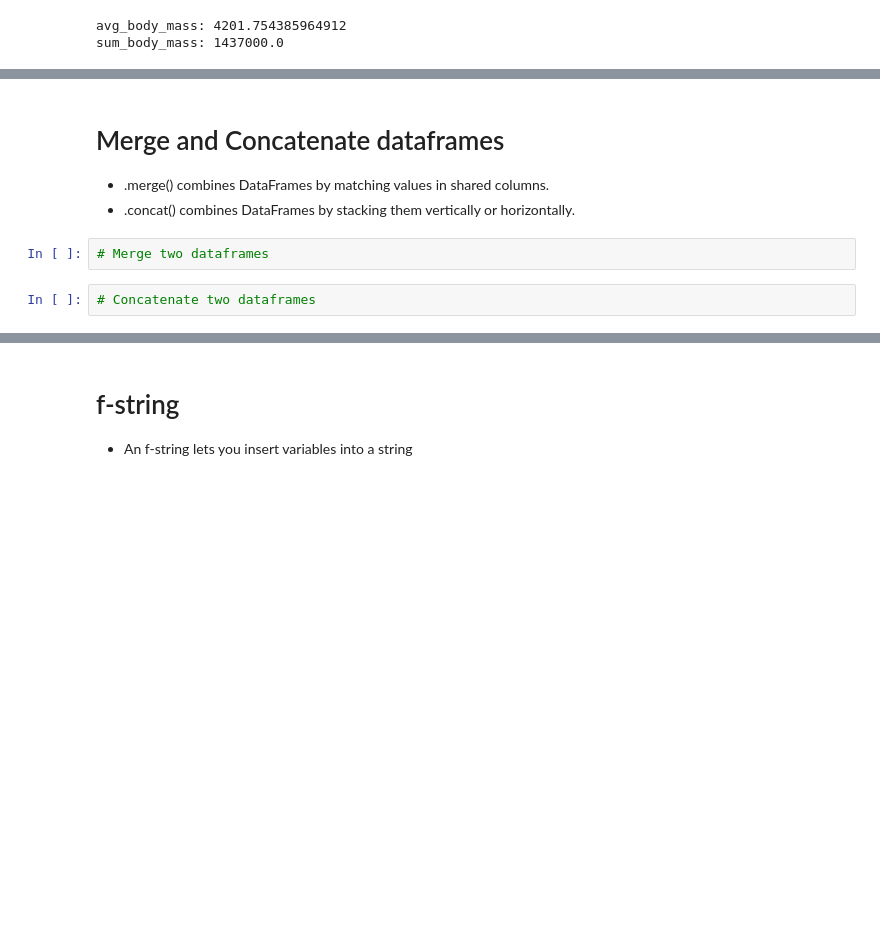
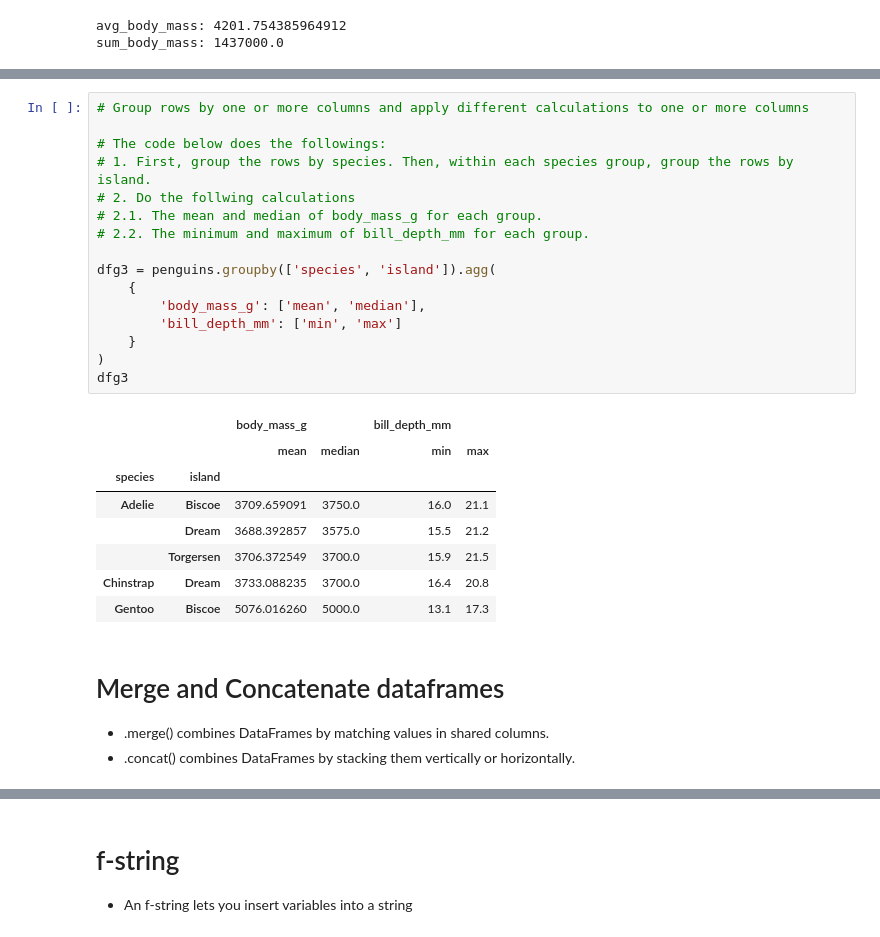
Before and after one commit to tzukun-hsiao/python-basics-fall26, a Jupyter notebook: Week4.ipynb, the cells around one changed output, grey strips where cells are left out. Drawn from its saved outputs; the diff is of its cells as text; blank space fills up the shorter version.

```diff
--- a/Week4.ipynb
+++ b/Week4.ipynb
@@ -97,8 +130,29 @@ sum_body_mass: 1437000.0
+# %%
+# Group rows by one or more columns and apply different calculations to one or more columns
+
+# The code below does the followings:
+# 1. First, group the rows by species. Then, within each species group, group the rows by island.
+# 2. Do the follwing calculations
+# 2.1. The mean and median of body_mass_g for each group.
+# 2.2. The minimum and maximum of bill_depth_mm for each group.
+
+dfg3 = penguins.groupby(['species', 'island']).agg(
+    {
+        'body_mass_g': ['mean', 'median'],
+        'bill_depth_mm': ['min', 'max']
+    }
+)
+dfg3
+# %% [output]
+|  |  | body_mass_g |  | bill_depth_mm |  |
+|  |  | mean | median | min | max |
+| species | island |  |  |  |  |
+| Adelie | Biscoe | 3709.659091 | 3750.0 | 16.0 | 21.1 |
+|  | Dream | 3688.392857 | 3575.0 | 15.5 | 21.2 |
+|  | Torgersen | 3706.372549 | 3700.0 | 15.9 | 21.5 |
+| Chinstrap | Dream | 3733.088235 | 3700.0 | 16.4 | 20.8 |
+| Gentoo | Biscoe | 5076.016260 | 5000.0 | 13.1 | 17.3 |
 # %% [markdown]
 # Merge and Concatenate dataframes
 - .merge() combines DataFrames by matching values in shared columns.
 - .concat() combines DataFrames by stacking them vertically or horizontally.
-# %%
-# Merge two dataframes
-# %%
-# Concatenate two dataframes
```
Also changed, not shown: parts of 41 cells of this notebook, 1 other file.
